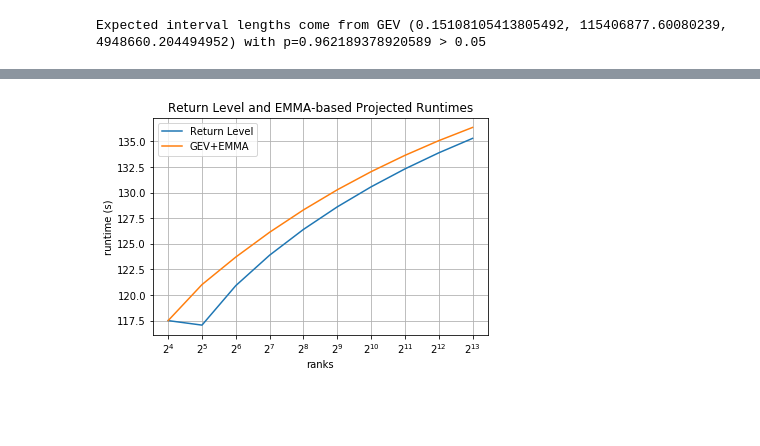
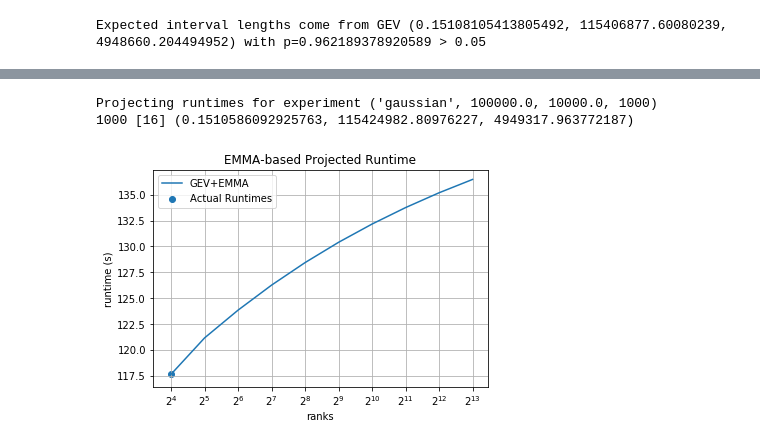
Before and after one commit to qwofford/popperized, a Jupyter notebook: pipelines/data_generator/validate/interval-analysis.ipynb, the cells around one changed output, grey strips where cells are left out. Cells and saved outputs as stored; diff of their text form; code cells hidden in the pictures; blank space fills up the shorter version.

```diff
--- a/pipelines/data_generator/validate/interval-analysis.ipynb
+++ b/pipelines/data_generator/validate/interval-analysis.ipynb
@@ -129,19 +177,0 @@ Now that we know that the basic data generator data is sane, we're going to star
-# %%
-# First, do the actual maximums plausibly come from the same distribution as the expected maxima?
-# Note this ignores the time series nature of the data, but it's a good first test.
-(statistic, pvalue) = stats.ks_2samp(exp_max, act_max)
-if (pvalue < confidence):
-    print('ERROR: Rejecting NULL Hypothesis that expected maxes come from same distribution as actual maxes with p=%f < %f' % (pvalue, confidence))
-else:
-    print('Actual and expected interval lengths come from same distribution with p=%f > %f' % (pvalue, confidence))
-
-# Now fits of the actual maxima to the GEV distributio using maximum liklihood estimation
-# Fit sample data to distribution
-
-aparam = pwm_params(act_max)
-# Run the Kolmogorov-Smirnov test on the resulting distribution
-statistic, pvalue = stats.kstest(act_max, 'genextreme', args = aparam)
-if (pvalue < confidence):
-    print('WARNING Rejecting NULL Hypothesis that actual interval lengths fit GEV {0} with p={1} < {2}'.format(aparam, pvalue, confidence))
-else:
-    print('Actual interval lengths come from GEV {0} with p={1} > {2}'.format(aparam, pvalue, confidence))
@@ -161,31 +214,48 @@ The code below uses the GEV fitted to the data imported above to project how thi
 # %%
 def return_level(dist, p):
     return dist.ppf(1-1/p)
 
 def emma(dist, p):
     return dist.ppf((0.570376002)**(1/p))
 
-iterations = df['iteration'].max()
-ranks = [df['rank'].max() + 1]
-gevdist=stats.genextreme(*aparam)
+def project_runtimes(row, fig, ax):
+    iterations = row['iterations']
+    ranks = [row['ranks']]
+    aparam = row['actual_gev']
+    print(iterations, ranks, aparam)
+    gevdist = stats.genextreme(*aparam)
 
-# Our runtime on 1 block is just the expected value of the distribution
-runtime_rl = [gevdist.moment(1)*iterations/1000000000]
-runtime_emma = [gevdist.moment(1)*iterations/1000000000]
+    # Our runtime on 1 block is just the expected value of the distribution
+    runtime_emma = [gevdist.moment(1)*iterations/1000000000]
 
-for i in range(1, 10):
-    ranks.append(ranks[0]*(2**i))
-    runtime_rl.append(return_level(gevdist, 2**i)*iterations/1000000000)
-    runtime_emma.append(emma(gevdist, 2**i)*iterations/1000000000)
+    for i in range(1, 10):
+        ranks.append(row['ranks']*(2**i))
+        runtime_emma.append(emma(gevdist, 2**i)*iterations/1000000000)
 
-fig, ax = plt.subplots()
-ax.plot(ranks, runtime_rl, label='Return Level')
-ax.plot(ranks, runtime_emma, label='GEV+EMMA')
-ax.set_xscale('log', basex=2)
-ax.set(xlabel='ranks', ylabel='runtime (s)', xticks=ranks,
-       title='Return Level and EMMA-based Projected Runtimes')
-ax.grid()
-plt.legend()
-plt.show()
+    ax.plot(ranks, runtime_emma, label='GEV+EMMA')
+    ax.set_xscale('log', basex=2)
+    ax.set(xlabel='ranks', ylabel='runtime (s)', xticks=ranks,
+           title='EMMA-based Projected Runtime')
+
+# For each set of distributions and parameters, project runtimes from smallest
+# experiment and plot larger experiments versus this projection
+for frame in expdata.groupby(['distribution', 'mean', 'std', 'iterations']):
+    exps = frame[1].sort_values(['ranks']).reset_index(drop=True)
+    print('Projecting runtimes for experiment {0}'.format(frame[0]))
+
+    fig, ax = plt.subplots()
+    runtimes = []
+    sizes = []
+    for iter, row in exps.iterrows():
+        sizes.append(row['ranks'])
+        runtimes.append(row['runtime']/1000000000)
+        if iter == 0:
+            project_runtimes(row, fig, ax)
+    ax.scatter(sizes, runtimes, label='Actual Runtimes')
+    ax.grid()
+    plt.legend()
+    plt.show()
 # %% [output]
+Projecting runtimes for experiment ('gaussian', 100000.0, 10000.0, 1000)
+1000 [16] (0.1510586092925763, 115424982.80976227, 4949317.963772187)
-[figure, old version]
+[figure, new version]
```
Also changed, not shown: parts of 9 cells of this notebook.
